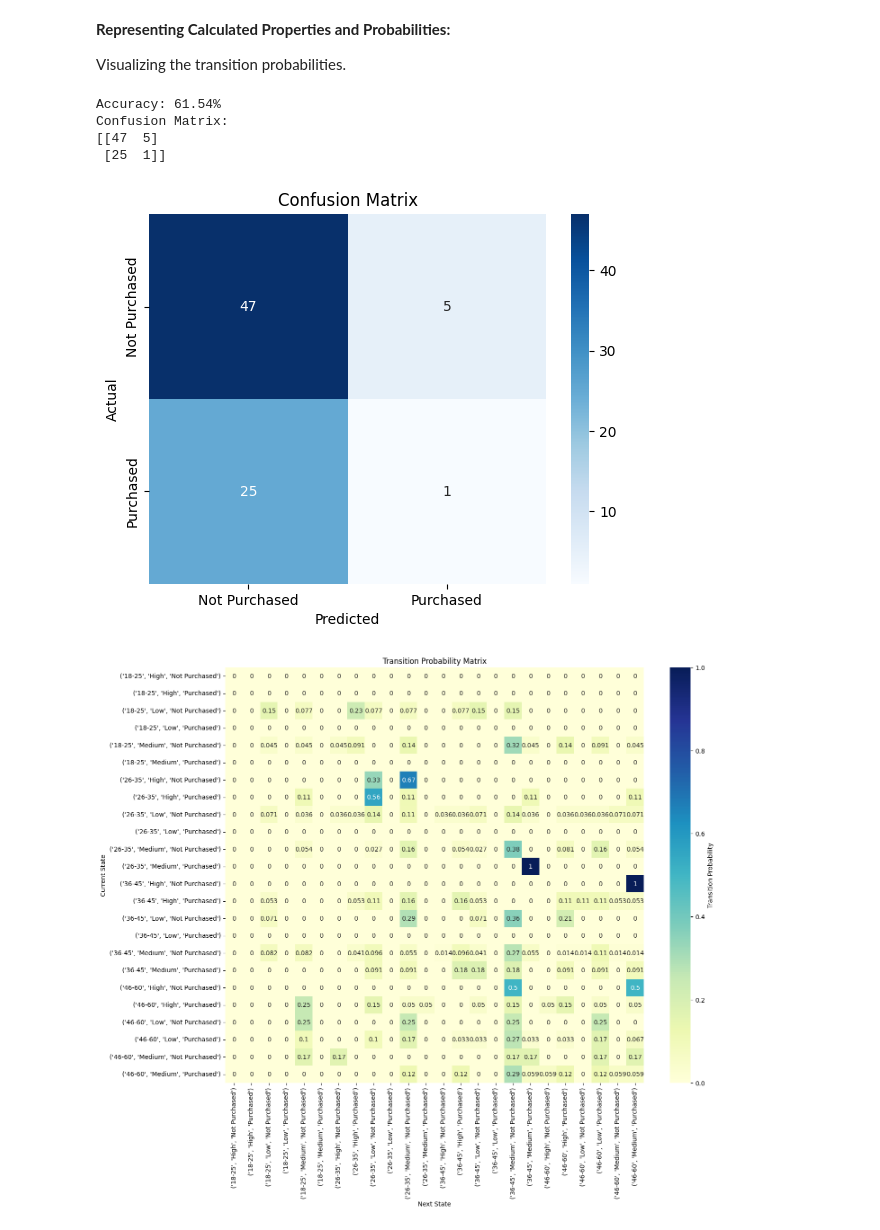
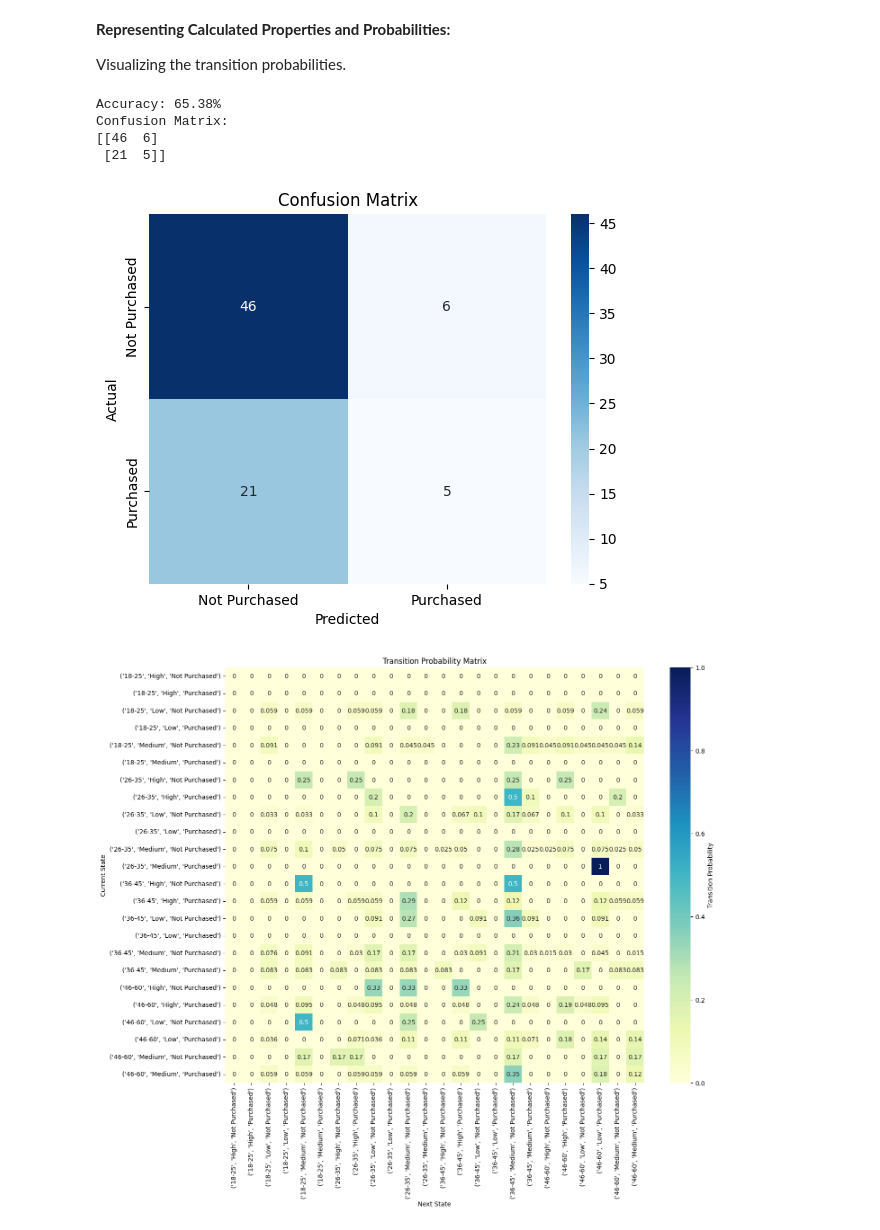
Before and after one commit to BasselKhalid/AI-Project, a Jupyter notebook: AI_Project_1.ipynb, the cells around one changed output. Cells and saved outputs as stored; diff of their text form; code cells hidden in the pictures.

```diff
--- a/AI_Project_1.ipynb
+++ b/AI_Project_1.ipynb
@@ -217,7 +215,8 @@ import matplotlib.pyplot as plt
 
 # Step 1: Split the Data
 data = data.reset_index(drop=True)
-train_data, test_data = train_test_split(data, test_size=0.2, shuffle=True, random_state=42)
+
+train_data, test_data = train_test_split(data, test_size=0.2, shuffle=True, random_state=42, stratify=data['Purchased'])
 # Define possible states based on combinations of AgeGroup, SalaryGroup, and Purchased
 age_labels = ['18-25', '26-35', '36-45', '46-60']  # Define based on the discretization in data preparation
 salary_labels = ['Low', 'Medium', 'High']  # Define based on the discretization in data preparation
@@ -276,35 +275,35 @@ plt.xlabel("Predicted")
 plt.ylabel("Actual")
 plt.title("Confusion Matrix")
 plt.show()
 
 # Step 5: Visualize Transition Probabilities
 # Convert transition matrix to a DataFrame for visualization
 transition_data = []
 
 for current_state, transitions in transition_matrix.items():
     for next_state, probability in transitions.items():
         transition_data.append([current_state, next_state, probability])
 
 # Create a DataFrame from the transition data
 transition_df = pd.DataFrame(transition_data, columns=['Current State', 'Next State', 'Probability'])
 
 # Pivot the DataFrame to create a matrix suitable for a heatmap
 transition_pivot = transition_df.pivot(index='Current State', columns='Next State', values='Probability')
 transition_pivot = transition_pivot.fillna(0)  # Fill NaN values with 0 for states with no direct transitions
 
 # Plotting the transition probability heatmap
 plt.figure(figsize=(15, 12))
 sns.heatmap(transition_pivot, annot=True, cmap="YlGnBu", cbar_kws={'label': 'Transition Probability'})
 plt.title("Transition Probability Matrix")
 plt.xlabel("Next State")
 plt.ylabel("Current State")
 plt.xticks(rotation=90)
 plt.yticks(rotation=0)
 plt.show()
 # %% [output]
-Accuracy: 61.54%
+Accuracy: 65.38%
 Confusion Matrix:
-[[47  5]
- [25  1]]
+[[46  6]
+ [21  5]]
-[figure, old version]
+[figure, new version]
-[figure, old version]
+[figure, new version]
```
Also changed, not shown: parts of 2 cells of this notebook.
